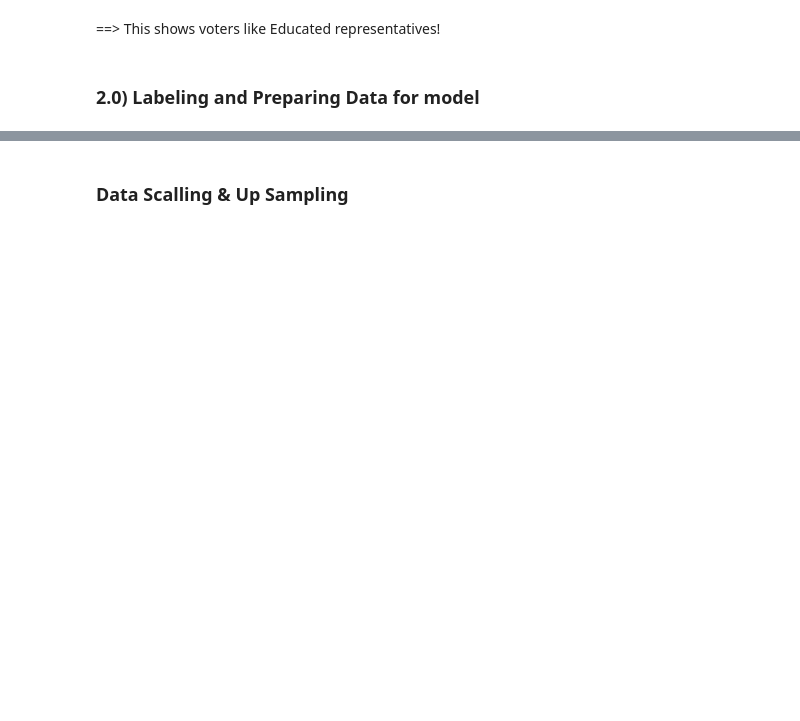
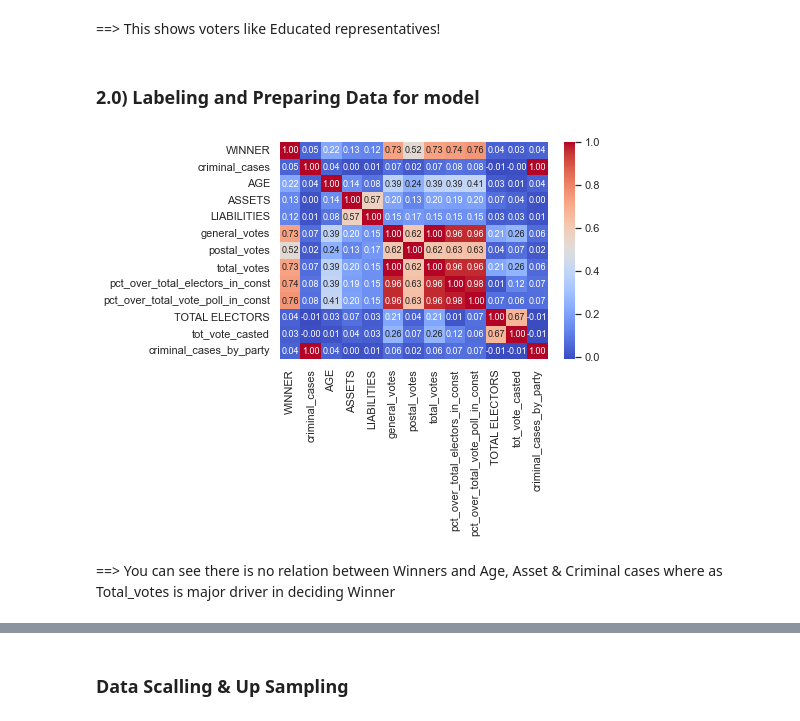
Before and after one commit to nmparikh/UCDPA_NimeshParikh, a Jupyter notebook: Data_Cleaning_Analysis.ipynb, the cells around one changed output, grey strips where cells are left out. Drawn from its saved outputs; the diff is of its cells as text; code cells hidden in the pictures; blank space fills up the shorter version.

```diff
--- a/Data_Cleaning_Analysis.ipynb
+++ b/Data_Cleaning_Analysis.ipynb
@@ -242,10 +486,14 @@ sns.countplot(x=df_elec['EDUCATION'],hue=df_elec['WINNER'])
 # %%
 #Let's try to understand if there is corelation between different fetures
 # plotting correlation heatmap
-dataplot = sns.heatmap(df_elec.corr(), cmap="YlGnBu",annot=True)
+dataplot = sns.heatmap(df_elec.corr(), cmap='coolwarm',cbar=True, annot=True,  fmt='.2f', annot_kws={'size': 9})
 
 # displaying heatmap
 plt.show()
+# %% [output]
+[figure, added]
+# %% [markdown]
+==> You can see there is no relation between Winners and Age, Asset & Criminal cases where as Total_votes is major driver in deciding Winner
 # %%
 # Labeling parties with less than 10 candidates as others
 smallcnt_candidates = []
```
Also changed, not shown: parts of 42 cells of this notebook, 1 other file.
